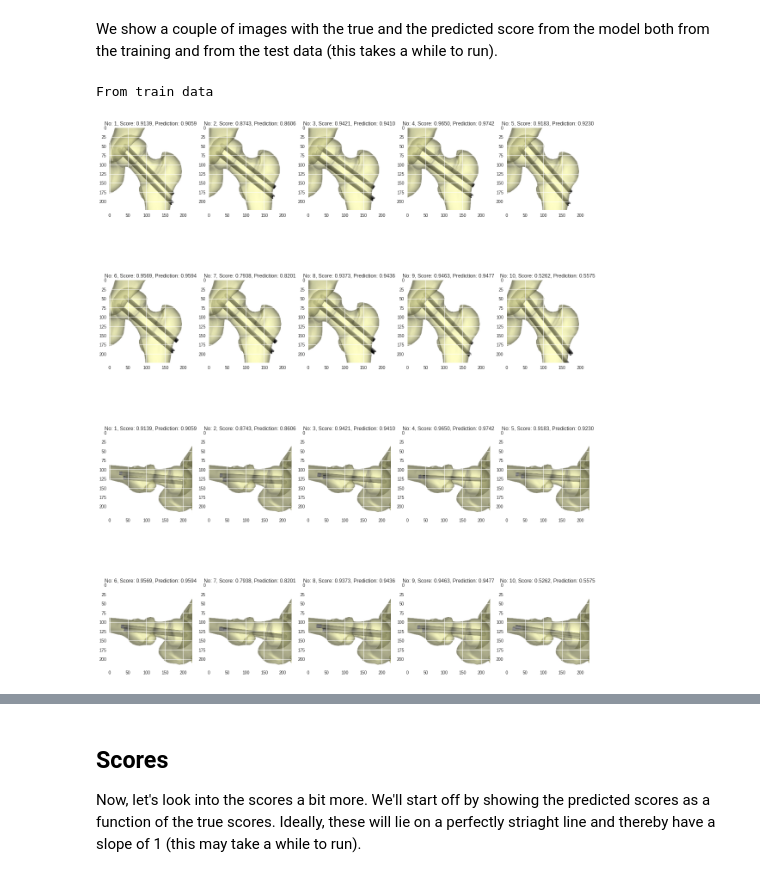
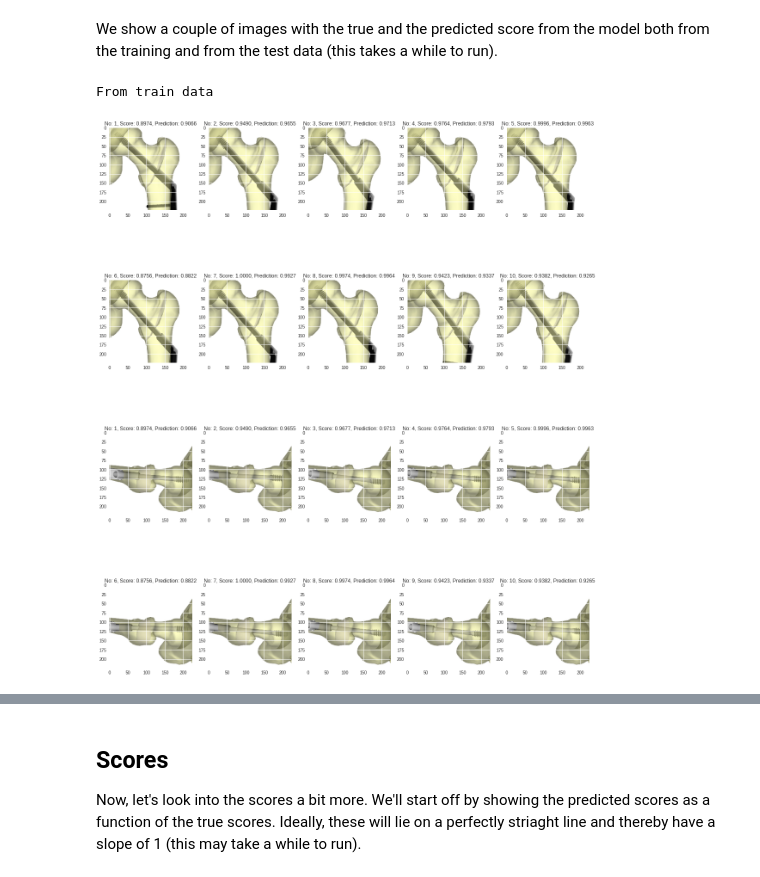
Before and after one commit to ditteblom/OrtKirProject, a Jupyter notebook: analysis.ipynb, the cells around one changed output, grey strips where cells are left out. Cells and saved outputs as stored; diff of their text form; code cells hidden in the pictures.

Commit message:
Updated to only baseline model and cleaned code

```diff
--- a/analysis.ipynb
+++ b/analysis.ipynb
@@ -17,7 +17,3 @@ from IPython.display import clear_output
 eps = 10e-16
 # %% [markdown]
 Define model specifications.
-# %%
-repair_type = "029_dynamic_hip_screw"
-batch_size = 12
-id_ = 'baseline_22April27_1708_45'
@@ -24,6 +25,13 @@ id_ = 'baseline_22April27_1708_45'
 # %% [markdown]
 Next up, we load the train and test data and the trained model.
 # %%
+if repair_type == '001_hansson_pin_system':
+    id_ = 'baseline_22May14_1213_46'
+elif repair_type == '028_cannulated_screws':
+    id_ = 'baseline_22May10_2030_23'
+elif repair_type == '029_dynamic_hip_screw':
+    id_ = 'baseline_22May10_2030_27'
+
 idx = id_.find('_')
 model_type = id_[:idx]
 size = 224
@@ -33,12 +41,13 @@ alpha = None
 transform = transforms.Compose([transforms.ToTensor(),
                                     transforms.Resize((size,size)),
                                     ])
-train_loader = get_loader(repair_type, split = 'train', batch_size=batch_size, transform = transform, num_workers=4)
-test_loader = get_loader(repair_type, split = 'test', batch_size=batch_size, transform = transform, num_workers=4)
+train_loader = get_loader(repair_type, split = 'train', batch_size=batch_size, transform = transform, shuffle = True, num_workers=4)
+test_loader = get_loader(repair_type, split = 'test', batch_size=batch_size, transform = transform, shuffle = True, num_workers=4)
+val_loader = get_loader(repair_type, split = 'val', batch_size=batch_size, transform = transform, shuffle = True, num_workers=4)
 
 if model_type == 'baseline':
     model = MVCNN_Baseline(act_fun, alpha)
-checkpoint=torch.load('model_checkpoint_mvcnn_' + id_ + '.pth', map_location='cpu')
+checkpoint=torch.load(repair_type + '_mvcnn_' + id_ + '.pth', map_location='cpu')
 model.load_state_dict(checkpoint['state_dict'])
 model.to(device)
 # %% [output]
@@ -52,24 +76,27 @@ We show a couple of images with the true and the predicted score from the model
 # %%
 images_train, scores_train, assess_train = next(iter(train_loader))
 preds_train = model(images_train)
 num_images = 20
 
 print('From train data')
 
 plt.figure(figsize=(20,25))
 
 for i in range(int(num_images/2)):
     plt.subplot(4,5,i+1)
     plt.imshow(images_train[i][:,0,:,:].permute(1, 2, 0), cmap = 'gray')
     plt.title("No: {:d}, Score: {:.4f}, Prediction: {:.4f}".format((i+1),scores_train[i].item(),preds_train[i].item()))
 
 for i in range(int(num_images/2)):
     plt.subplot(4,5,int(num_images/2) + i+1)
     plt.imshow(images_train[i][:,1,:,:].permute(1, 2, 0), cmap = 'gray')
     plt.title("No: {:d}, Score: {:.4f}, Prediction: {:.4f}".format((i+1),scores_train[i].item(),preds_train[i].item()))
+
+savename = 'results/' + repair_type + '_traindata.pdf'
+plt.savefig(savename)
 # %% [output]
 From train data
-[figure, old version]
+[figure, new version]
 # %%
 images_test, scores_test, assess_test = next(iter(test_loader))
 preds_test = model(images_test)
```
Also changed, not shown: parts of 15 cells of this notebook, 7 other files.
